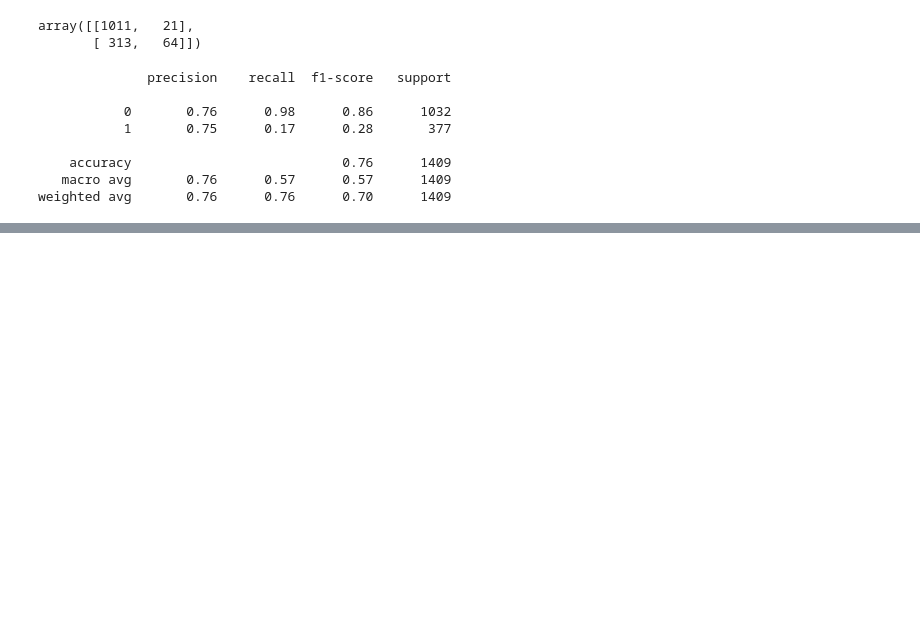
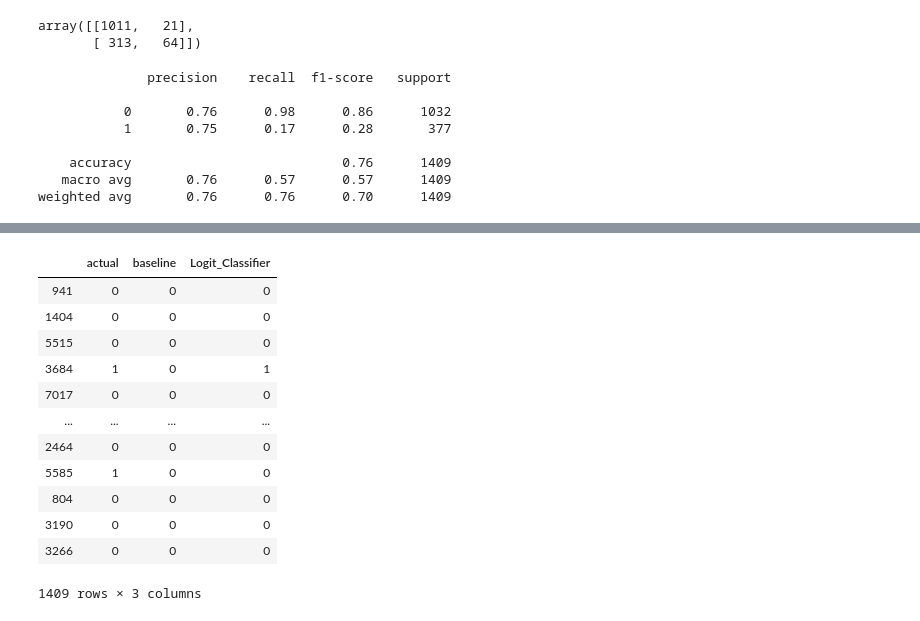
Before and after one commit to Corn-Shipps/predicting_telco_churn, a Jupyter notebook: Jadamodeling.ipynb, the cells around one changed output, grey strips where cells are left out. Drawn from its saved outputs; the diff is of its cells as text; code cells hidden in the pictures; blank space fills up the shorter version.

```diff
--- a/Jadamodeling.ipynb
+++ b/Jadamodeling.ipynb
@@ -241,0 +214,2 @@ weighted avg       0.76      0.76      0.70      1409
+# %%
+model_df = test[['churn']]
@@ -241,0 +240,16 @@ weighted avg       0.76      0.76      0.70      1409
+# %%
+model_df
+# %% [output]
+|  | actual | baseline | Logit_Classifier |
+| 941 | 0 | 0 | 0 |
+| 1404 | 0 | 0 | 0 |
+| 5515 | 0 | 0 | 0 |
+| 3684 | 1 | 0 | 1 |
+| 7017 | 0 | 0 | 0 |
+| ... | ... | ... | ... |
+| 2464 | 0 | 0 | 0 |
+| 5585 | 1 | 0 | 0 |
+| 804 | 0 | 0 | 0 |
+| 3190 | 0 | 0 | 0 |
+| 3266 | 0 | 0 | 0 |
+1409 rows × 3 columns
```
Also changed, not shown: parts of 25 cells of this notebook, 1 other file.
